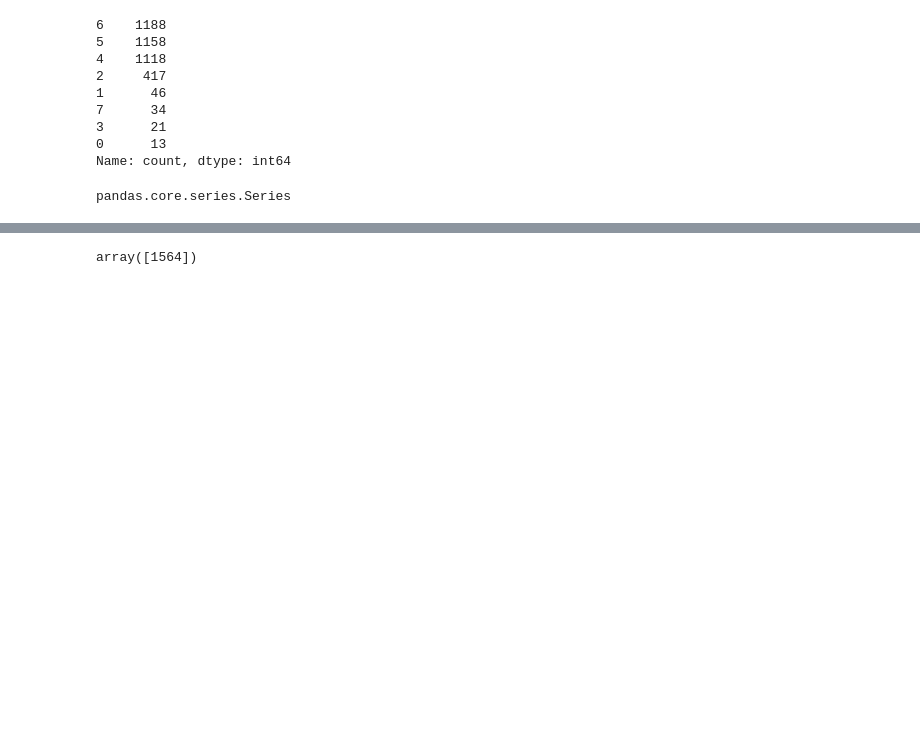
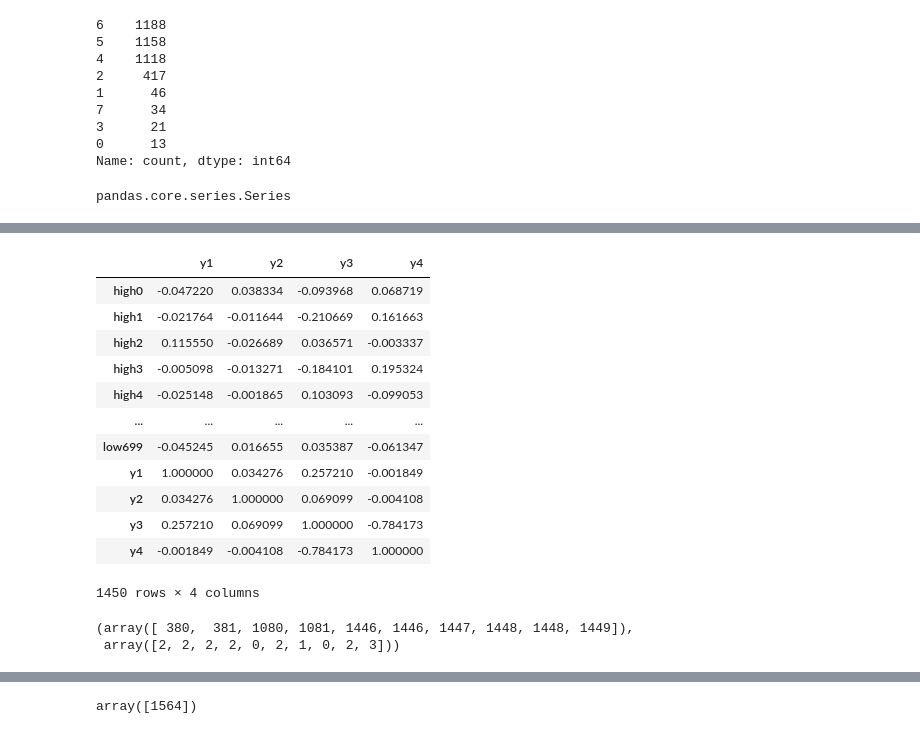
Before and after one commit to AnsonLo11/siblingsDatasetBaseline, a Jupyter notebook: data_analysis.ipynb, the cells around one changed output, grey strips where cells are left out. Saved outputs shown, nothing was run; the diff lists cells and outputs as text; code cells hidden in the pictures; blank space fills up the shorter version.

```diff
--- a/data_analysis.ipynb
+++ b/data_analysis.ipynb
@@ -201,0 +246,21 @@ data = pd.read_csv('data.csv')
+# %%
+corrmatrix[['y1','y2','y3','y4']]
+# %% [output]
+|  | y1 | y2 | y3 | y4 |
+| high0 | -0.047220 | 0.038334 | -0.093968 | 0.068719 |
+| high1 | -0.021764 | -0.011644 | -0.210669 | 0.161663 |
+| high2 | 0.115550 | -0.026689 | 0.036571 | -0.003337 |
+| high3 | -0.005098 | -0.013271 | -0.184101 | 0.195324 |
+| high4 | -0.025148 | -0.001865 | 0.103093 | -0.099053 |
+| ... | ... | ... | ... | ... |
+| low699 | -0.045245 | 0.016655 | 0.035387 | -0.061347 |
+| y1 | 1.000000 | 0.034276 | 0.257210 | -0.001849 |
+| y2 | 0.034276 | 1.000000 | 0.069099 | -0.004108 |
+| y3 | 0.257210 | 0.069099 | 1.000000 | -0.784173 |
+| y4 | -0.001849 | -0.004108 | -0.784173 | 1.000000 |
+1450 rows × 4 columns
+# %%
+np.where( corrmatrix[['y1','y2','y3','y4']]>0.2)
+# %% [output]
+(array([ 380,  381, 1080, 1081, 1446, 1446, 1447, 1448, 1448, 1449]),
+ array([2, 2, 2, 2, 0, 2, 1, 0, 2, 3]))
```
Also changed, not shown: parts of 8 cells of this notebook, 1 other file.
